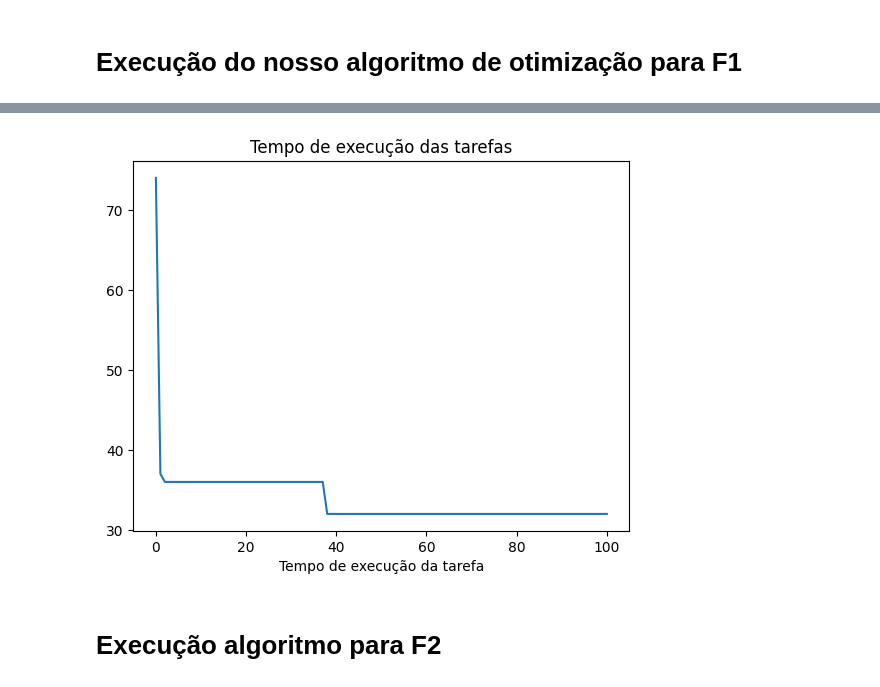
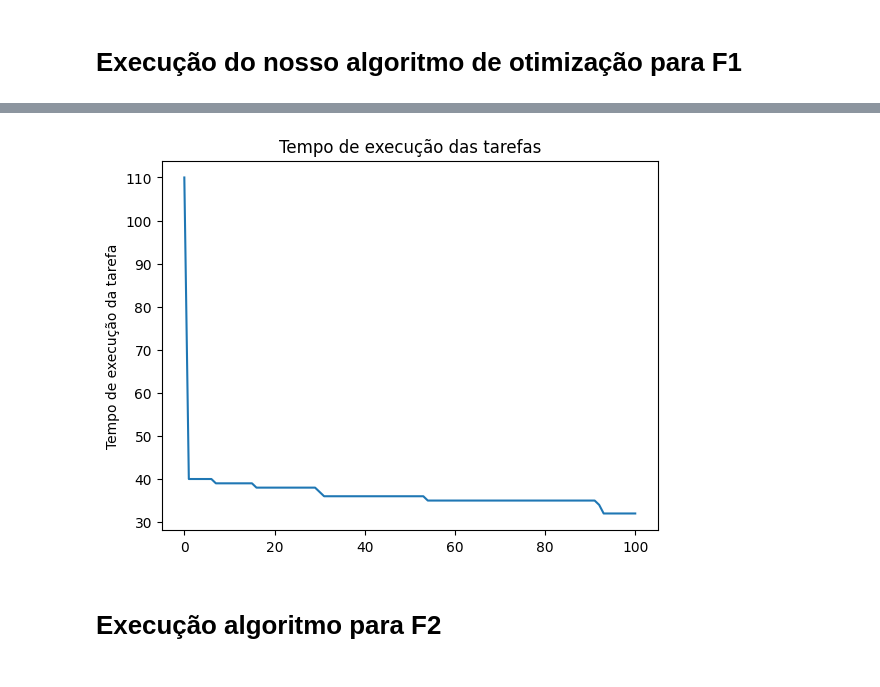
Before and after one commit to LucasAzvd/teoria-da-decisao, a Jupyter notebook: main.ipynb, the cells around one changed output, grey strips where cells are left out. Saved outputs shown, nothing was run; the diff lists cells and outputs as text; code cells hidden in the pictures.

```diff
--- a/main.ipynb
+++ b/main.ipynb
@@ -160,8 +162,8 @@ def swap(df_alocacao: pd.DataFrame, df: pd.DataFrame):
             maq_2 = i+1
             df_alocacao.loc[df_alocacao["tarefa"] == tarefa_swap_2, f'maq_{maq_2}'] = 0
 
-    df_alocacao.loc[df_alocacao["tarefa"] == tarefa_swap_1,f'maq_{maq_1}'] = df[df["tarefa"] == tarefa_swap_1][f'maq_{maq_2}']
-    df_alocacao.loc[df_alocacao["tarefa"] == tarefa_swap_2,f'maq_{maq_2}'] = df[df["tarefa"] == tarefa_swap_2][f'maq_{maq_1}']
+    df_alocacao.loc[df_alocacao["tarefa"] == tarefa_swap_1, f'maq_{maq_2}'] = df[df["tarefa"] == tarefa_swap_1][f'maq_{maq_2}']
+    df_alocacao.loc[df_alocacao["tarefa"] == tarefa_swap_2, f'maq_{maq_1}'] = df[df["tarefa"] == tarefa_swap_2][f'maq_{maq_1}']
 
     return df_alocacao
 # %%
@@ -192,8 +194,7 @@ def estruturas(df_alocacao, df, k):
 ## Variáveis
 # %%
 quant_maq = 5
-tarefas = df.shape[0]
-d = df['due_date'].unique()[0]
+quant_tarefas = df.shape[0]
 # %%
 df_alocacao = df.copy()
 df_alocacao['maq_1'] = 0
@@ -204,7 +205,7 @@ df_alocacao['maq_5'] = 0
 # %% [markdown]
 Alocando as tarefas nas máquinas aleatóriamente
 # %%
-for i in range(0, tarefas):
+for i in range(0, quant_tarefas):
     maq_aloc = random.randint(1,quant_maq)
     while (df_alocacao[f'maq_{maq_aloc}'].nunique()-1)  == 5:
         maq_aloc = random.randint(1,quant_maq)
@@ -223,13 +224,9 @@ df_alocacao['penalidade'] = df_alocacao['penalidade']*df_alocacao['peso']
 # Execução do nosso algoritmo de otimização para F1
 # %%
 n_execucoes = 100
-n = 0
 list_tempos = []
-list_penalidades = []
 
 tempo_maximo_inicial = max(df_alocacao.drop(['tarefa', 'peso', 'due_date'], axis=1).sum())
-penalidade_maximo = sum(df_alocacao['penalidade'])
-
 list_tempos.append(tempo_maximo_inicial)
 
 k = 1
@@ -245,8 +242,9 @@ for _ in range(0, n_execucoes):
         list_tempos.append(tempo_maximo_inicial)
     else:
         tempo_maximo_execucao = min_f1(df_alocacao_new, tempo_maximo_inicial)
-        list_tempos.append(tempo_maximo_execucao)
 
         if tempo_maximo_execucao < tempo_maximo_inicial:
             tempo_maximo_inicial = tempo_maximo_execucao
             df_alocacao = df_alocacao_new.copy()
+
+        list_tempos.append(tempo_maximo_inicial)
@@ -271,12 +251,12 @@ Restrito: restricao_tempo_maximo
 # %%
 import matplotlib.pyplot as plt
 
 plt.plot(list_tempos)
 plt.title("Tempo de execução das tarefas")
-plt.xlabel("Tempo de execução da tarefa")
+plt.ylabel("Tempo de execução da tarefa")
 plt.show()
 # %% [output]
-[figure, old version]
+[figure, new version]
 # %% [markdown]
 # Execução algoritmo para F2
 # %%
```
Also changed, not shown: parts of 5 cells of this notebook, 1 other file.
